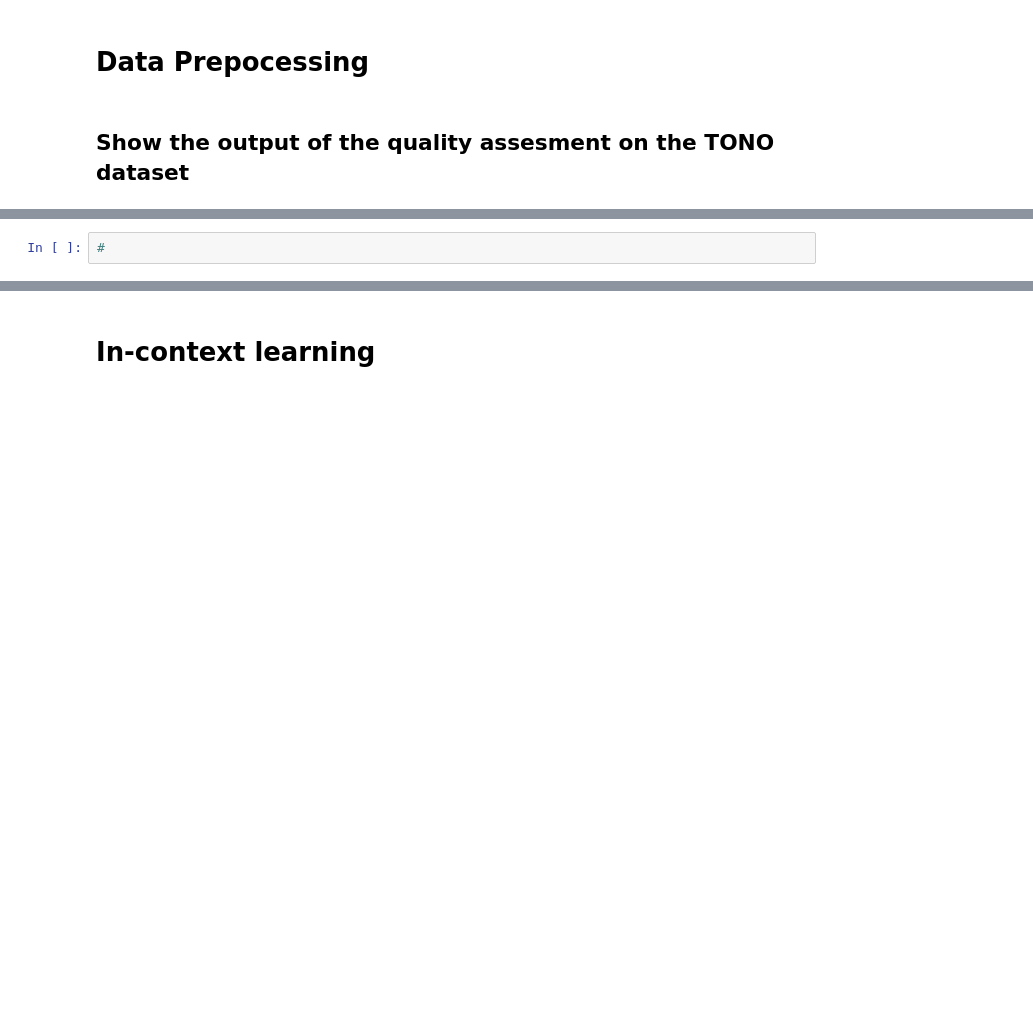
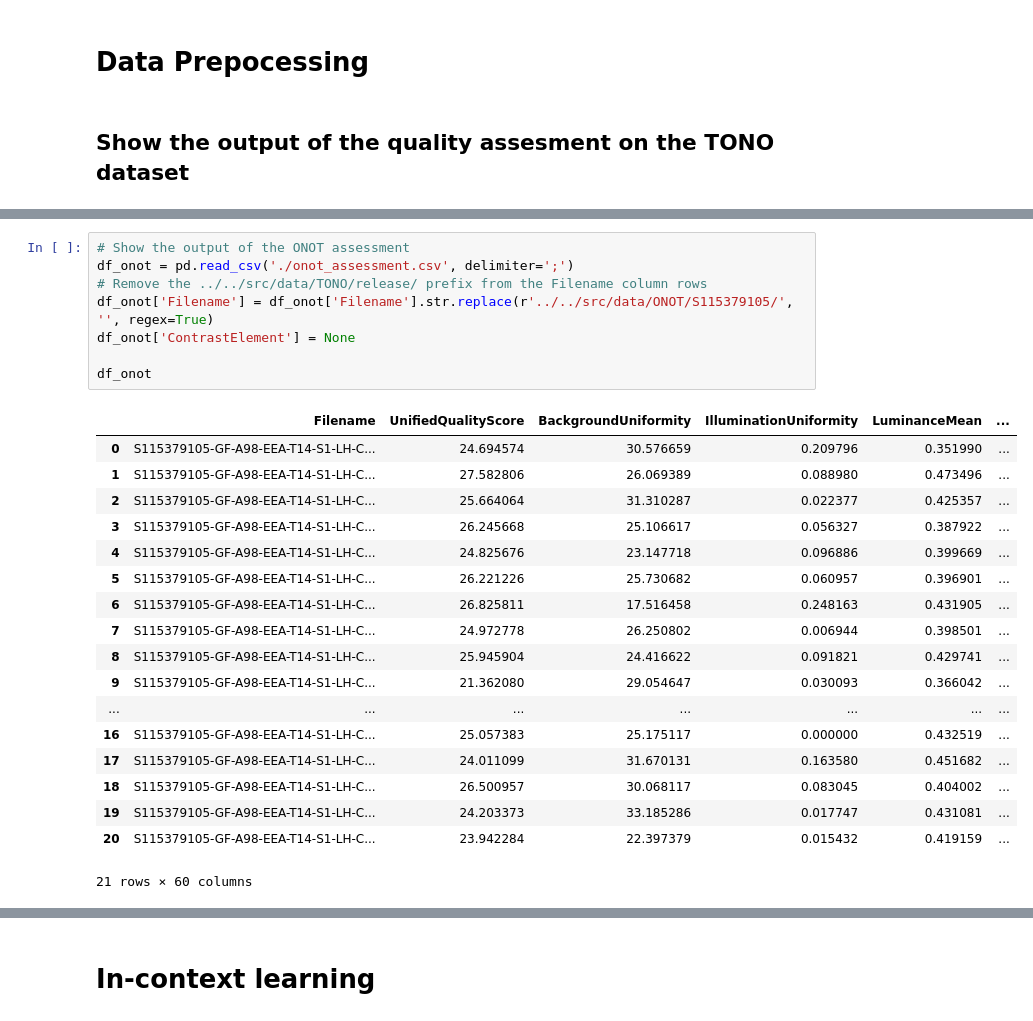
Before and after one commit to olablachowiak/biometrics-project, a Jupyter notebook: analysis.ipynb, the cells around one changed output, grey strips where cells are left out. Cells and saved outputs as stored; diff of their text form; blank space fills up the shorter version.

```diff
--- a/analysis.ipynb
+++ b/analysis.ipynb
@@ -29,3 +27,28 @@ df
 4569 rows × 60 columns
-# %%
-#
+# %%
+# Show the output of the ONOT assessment
+df_onot = pd.read_csv('./onot_assessment.csv', delimiter=';')
+# Remove the ../../src/data/TONO/release/ prefix from the Filename column rows
+df_onot['Filename'] = df_onot['Filename'].str.replace(r'../../src/data/ONOT/S115379105/', '', regex=True)
+df_onot['ContrastElement'] = None
+
+df_onot
+# %% [output]
+|  | Filename | UnifiedQualityScore | BackgroundUniformity | IlluminationUniformity | LuminanceMean | ... |
+| 0 | S115379105-GF-A98-EEA-T14-S1-LH-C... | 24.694574 | 30.576659 | 0.209796 | 0.351990 | ... |
+| 1 | S115379105-GF-A98-EEA-T14-S1-LH-C... | 27.582806 | 26.069389 | 0.088980 | 0.473496 | ... |
+| 2 | S115379105-GF-A98-EEA-T14-S1-LH-C... | 25.664064 | 31.310287 | 0.022377 | 0.425357 | ... |
+| 3 | S115379105-GF-A98-EEA-T14-S1-LH-C... | 26.245668 | 25.106617 | 0.056327 | 0.387922 | ... |
+| 4 | S115379105-GF-A98-EEA-T14-S1-LH-C... | 24.825676 | 23.147718 | 0.096886 | 0.399669 | ... |
+| 5 | S115379105-GF-A98-EEA-T14-S1-LH-C... | 26.221226 | 25.730682 | 0.060957 | 0.396901 | ... |
+| 6 | S115379105-GF-A98-EEA-T14-S1-LH-C... | 26.825811 | 17.516458 | 0.248163 | 0.431905 | ... |
+| 7 | S115379105-GF-A98-EEA-T14-S1-LH-C... | 24.972778 | 26.250802 | 0.006944 | 0.398501 | ... |
+| 8 | S115379105-GF-A98-EEA-T14-S1-LH-C... | 25.945904 | 24.416622 | 0.091821 | 0.429741 | ... |
+| 9 | S115379105-GF-A98-EEA-T14-S1-LH-C... | 21.362080 | 29.054647 | 0.030093 | 0.366042 | ... |
+| ... | ... | ... | ... | ... | ... | ... |
+| 16 | S115379105-GF-A98-EEA-T14-S1-LH-C... | 25.057383 | 25.175117 | 0.000000 | 0.432519 | ... |
+| 17 | S115379105-GF-A98-EEA-T14-S1-LH-C... | 24.011099 | 31.670131 | 0.163580 | 0.451682 | ... |
+| 18 | S115379105-GF-A98-EEA-T14-S1-LH-C... | 26.500957 | 30.068117 | 0.083045 | 0.404002 | ... |
+| 19 | S115379105-GF-A98-EEA-T14-S1-LH-C... | 24.203373 | 33.185286 | 0.017747 | 0.431081 | ... |
+| 20 | S115379105-GF-A98-EEA-T14-S1-LH-C... | 23.942284 | 22.397379 | 0.015432 | 0.419159 | ... |
+21 rows × 60 columns
```
Also changed, not shown: parts of 8 cells of this notebook, 25 other files.
